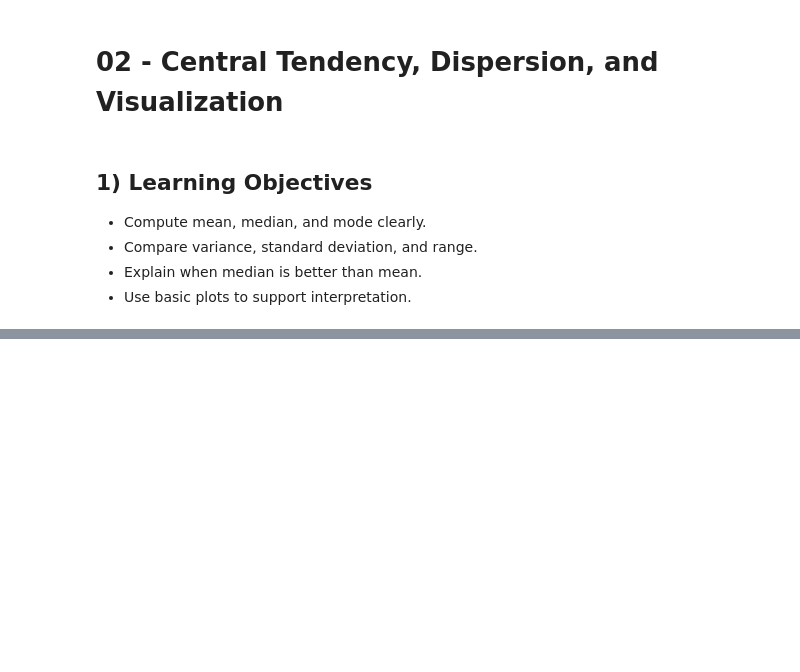
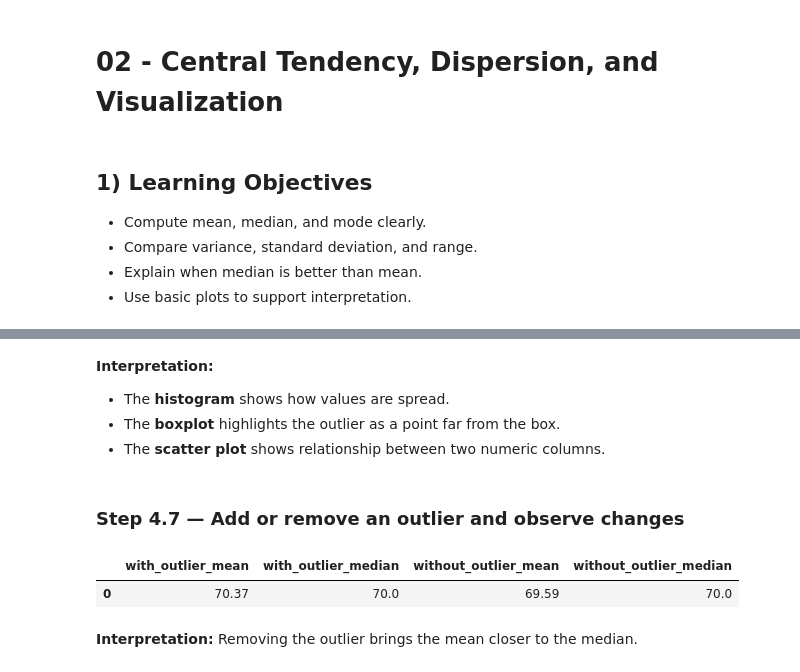
Before and after one commit to MehrdadJalali-AI/stat-ml-teaching-materials, a Jupyter notebook: Week_01_Statistical_Foundations_and_Inference/Lecture_Support/02_Central_Tendency_Dispersion_and_Visualization.ipynb, the cells around one changed output, grey strips where cells are left out. Saved outputs shown, nothing was run; the diff lists cells and outputs as text; code cells hidden in the pictures; blank space fills up the shorter version.

```diff
--- a/Week_01_Statistical_Foundations_and_Inference/Lecture_Support/02_Central_Tendency_Dispersion_and_Visualization.ipynb
+++ b/Week_01_Statistical_Foundations_and_Inference/Lecture_Support/02_Central_Tendency_Dispersion_and_Visualization.ipynb
@@ -227,0 +144,23 @@ Visualization helps validate table-based conclusions before formal tests.
+# %% [markdown]
+**Interpretation:**
+- The **histogram** shows how values are spread.
+- The **boxplot** highlights the outlier as a point far from the box.
+- The **scatter plot** shows relationship between two numeric columns.
+# %% [markdown]
+### Step 4.7 — Add or remove an outlier and observe changes
+# %%
+without_outlier = course_data['score_with_outlier'].copy()
+without_outlier.iloc[0] = 72  # replace extreme value with a typical score
+
+comparison = pd.DataFrame({
+    'with_outlier_mean': [course_data['score_with_outlier'].mean()],
+    'with_outlier_median': [course_data['score_with_outlier'].median()],
+    'without_outlier_mean': [without_outlier.mean()],
+    'without_outlier_median': [without_outlier.median()],
+}).round(2)
+comparison
+# %% [output]
+|  | with_outlier_mean | with_outlier_median | without_outlier_mean | without_outlier_median |
+| 0 | 70.37 | 70.0 | 69.59 | 70.0 |
+# %% [markdown]
+**Interpretation:** Removing the outlier brings the mean closer to the median.
```
Also changed, not shown: parts of 51 cells of this notebook, 15 other files.
